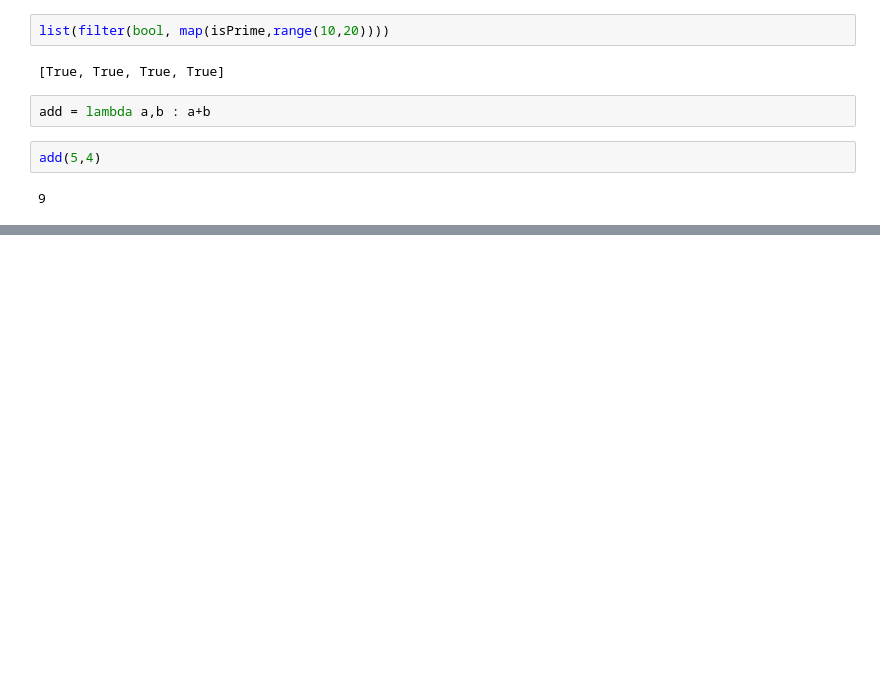
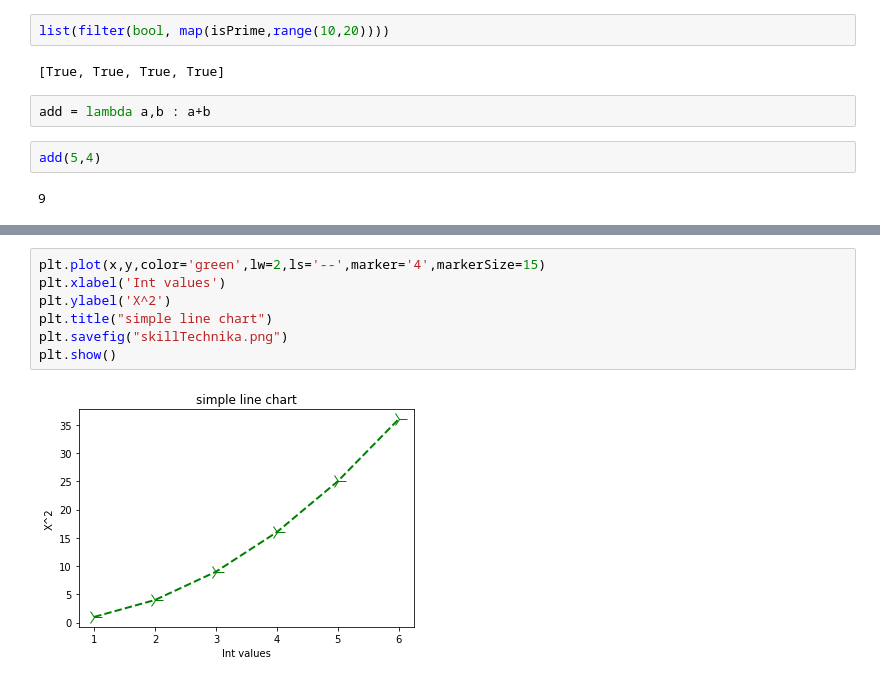
Before and after one commit to sharmasaravanan/Machine_learning, a Jupyter notebook: skillTechnika.ipynb, the cells around one changed output, grey strips where cells are left out. Cells and saved outputs as stored; diff of their text form; blank space fills up the shorter version.

```diff
--- a/skillTechnika.ipynb
+++ b/skillTechnika.ipynb
@@ -1001,0 +1320,9 @@ visualization
+# %%
+plt.plot(x,y,color='green',lw=2,ls='--',marker='4',markerSize=15)
+plt.xlabel('Int values')
+plt.ylabel('X^2')
+plt.title("simple line chart")
+plt.savefig("skillTechnika.png")
+plt.show()
+# %% [output]
+[figure, added]
```
Also changed, not shown: parts of 76 cells of this notebook.
